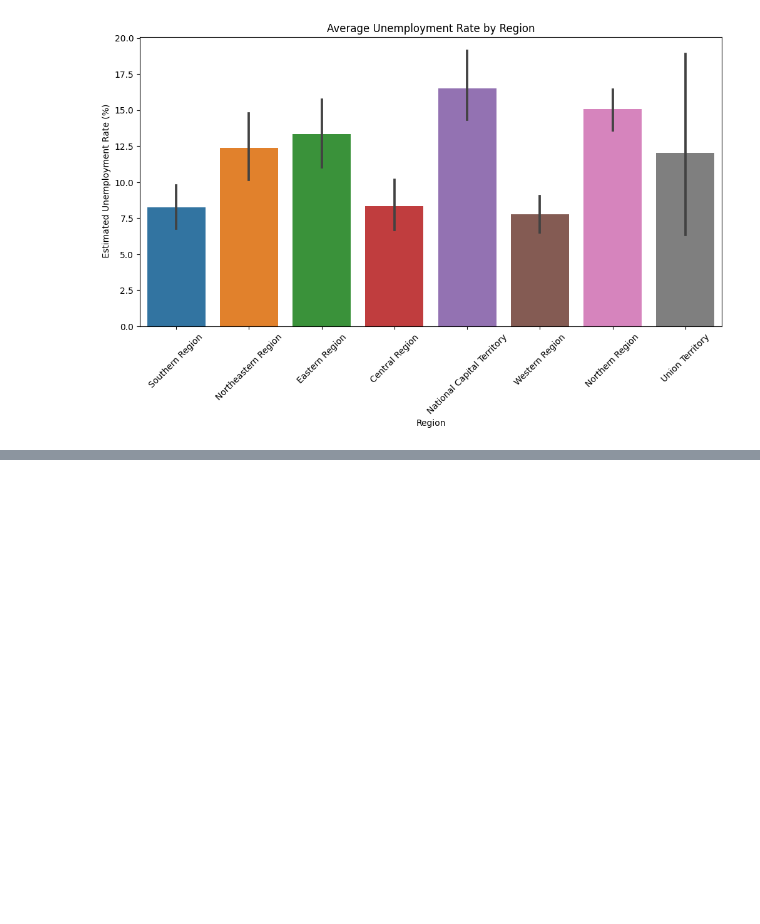
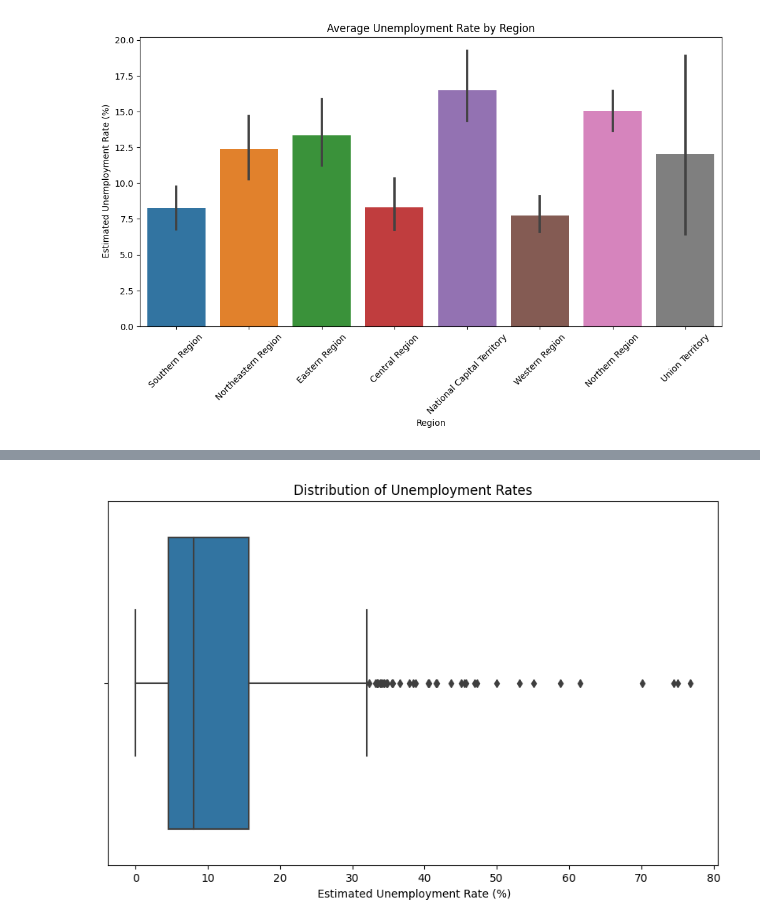
Before and after one commit to anirudhawagh/Unemployment_Analysis_Oasis_infobyte, a Jupyter notebook: Unemployment_Analysis_1.ipynb, the cells around one changed output, grey strips where cells are left out. Drawn from its saved outputs; the diff is of its cells as text; code cells hidden in the pictures; blank space fills up the shorter version.

```diff
--- a/Unemployment_Analysis_1.ipynb
+++ b/Unemployment_Analysis_1.ipynb
@@ -274,0 +359,8 @@ plt.show()
+# %%
+# Visualization 3: Distribution of Unemployment Rates
+plt.figure(figsize=(10, 6))
+sns.boxplot(x=' Estimated Unemployment Rate (%)', data=df)
+plt.title('Distribution of Unemployment Rates')
+plt.show()
+# %% [output]
+[figure, added]
```
Also changed, not shown: parts of 14 cells of this notebook.
